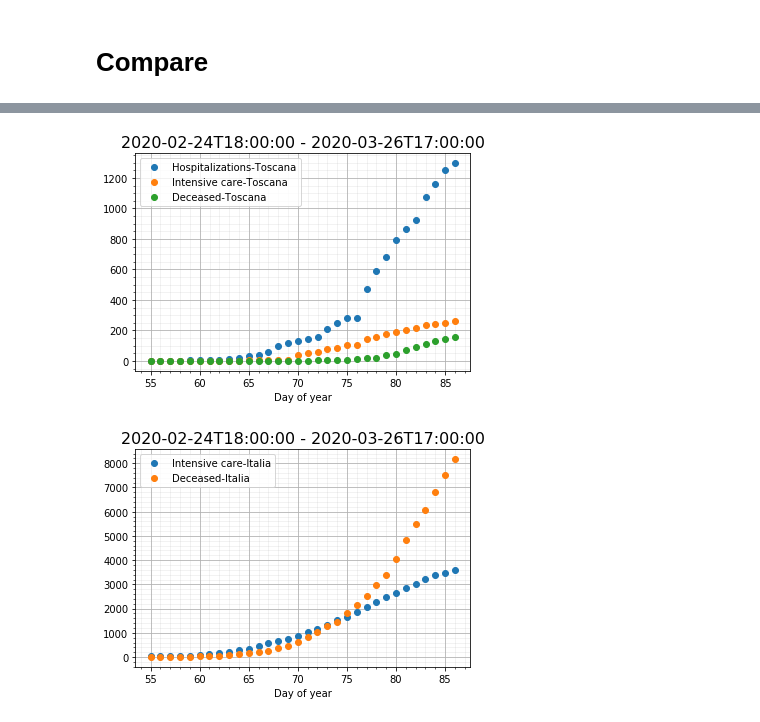
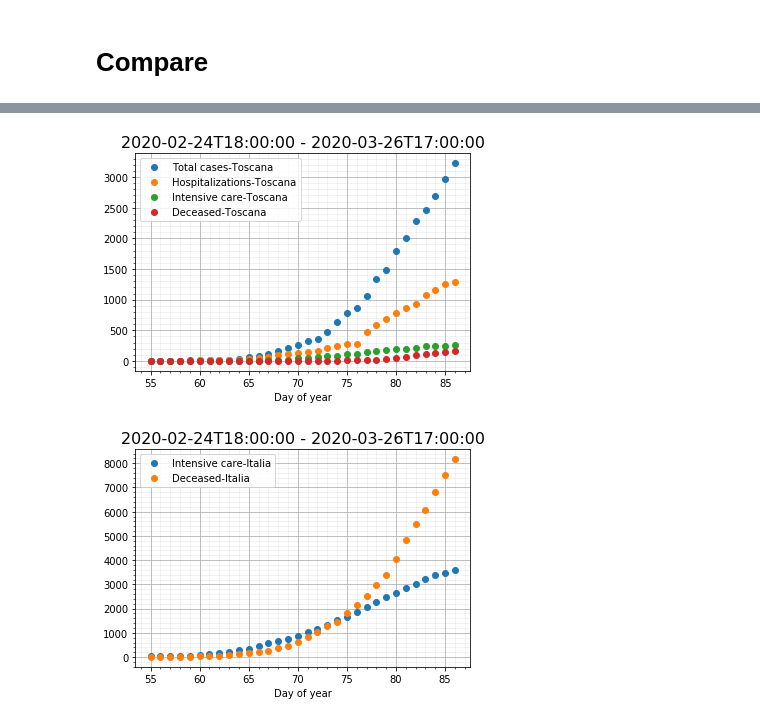
Before and after one commit to trianam/covidFit, a Jupyter notebook: fit.ipynb, the cells around one changed output, grey strips where cells are left out. Cells and saved outputs as stored; diff of their text form; code cells hidden in the pictures.

```diff
--- a/fit.ipynb
+++ b/fit.ipynb
@@ -35,6 +35,7 @@ func = {
 }
 # %%
 values = {
+    'Total cases':'totale_casi',
     'Hospitalizations':'totale_ospedalizzati',
     'Intensive care':'terapia_intensiva',
     'Deceased':'deceduti',
@@ -250,7 +287,7 @@ plotCurve(['Hospitalizations','Intensive care','Deceased'], 'Emilia Romagna')
 # %%
-plotCurve(['Hospitalizations','Intensive care','Deceased'], 'Toscana')
+plotCurve(['Total cases','Hospitalizations','Intensive care','Deceased'], 'Toscana')
 # %% [output]
-[figure, old version]
+[figure, new version]
 # %%
 plotCurve(['Intensive care','Deceased'], 'Italia')
 # %% [output]
```
Also changed, not shown: parts of 14 cells of this notebook.
